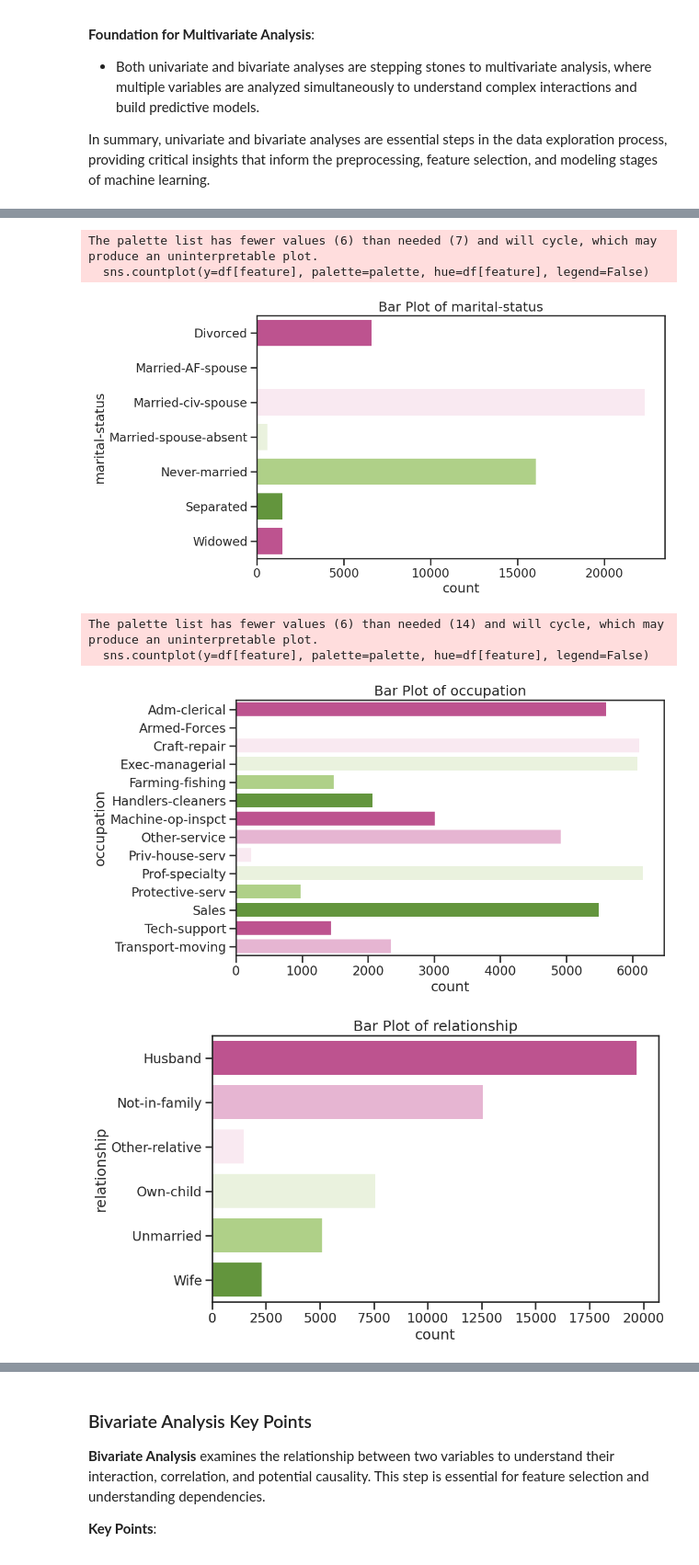
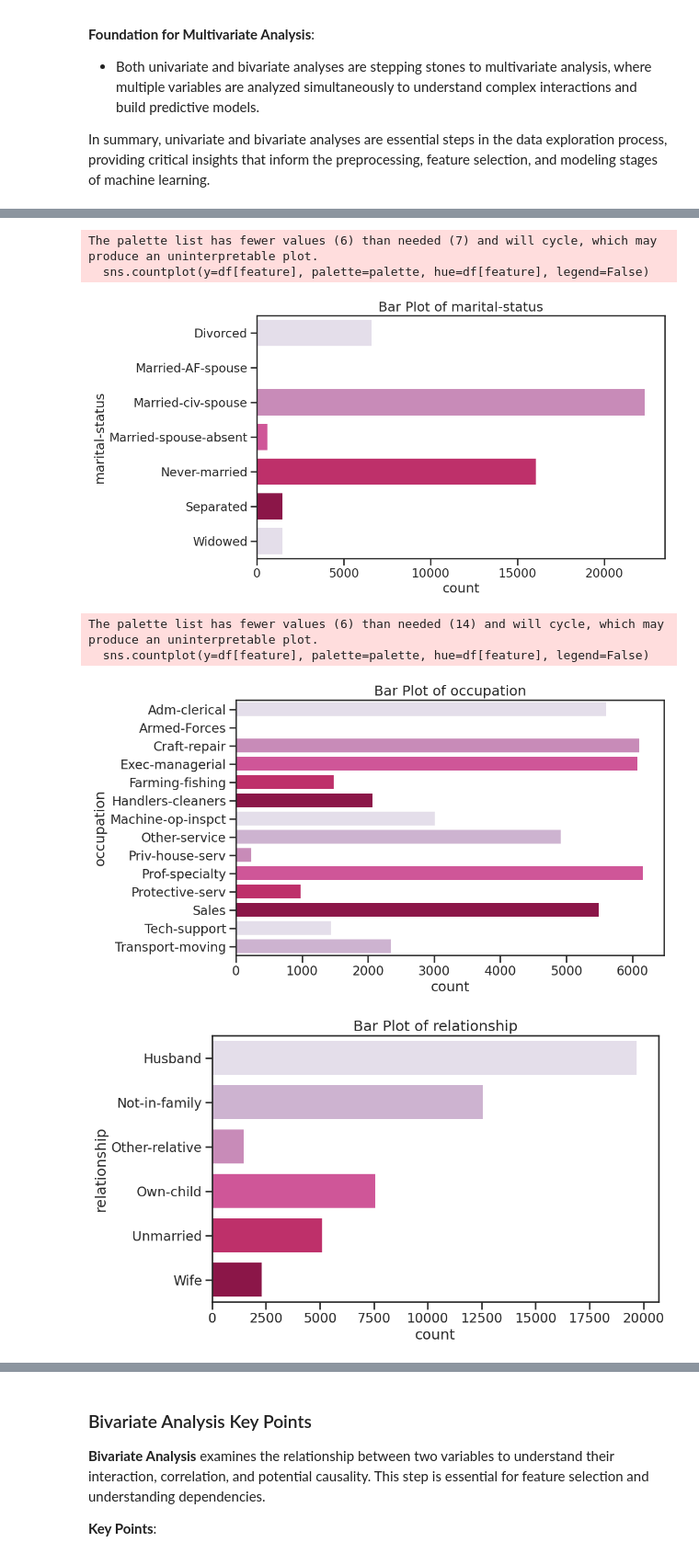
Before and after one commit to micah-shull/Data_Analysis, a Jupyter notebook: DataAnalysis_0_UnivariateBivariateAnalysis.ipynb, the cells around one changed output, grey strips where cells are left out. Shown at 92% size. Saved outputs shown, nothing was run; the diff lists cells and outputs as text; code cells hidden in the pictures.

Commit message:
Update Plots

```diff
--- a/DataAnalysis_0_UnivariateBivariateAnalysis.ipynb
+++ b/DataAnalysis_0_UnivariateBivariateAnalysis.ipynb
@@ -165,5 +167,8 @@ In summary, univariate and bivariate analyses are essential steps in the data ex
 # %%
 # Univariate Analysis for Categorical Features
+
+palette_name = 'PuRd'
+palette = sns.color_palette(palette_name)
 
 # Bar plots for categorical features
 for feature in categorical_features:
@@ -189,7 +194,7 @@ The palette list has fewer values (6) than needed (16) and will cycle, which may
 The palette list has fewer values (6) than needed (7) and will cycle, which may produce an uninterpretable plot.
   sns.countplot(y=df[feature], palette=palette, hue=df[feature], legend=False)
-[figure, old version]
+[figure, new version]
 The palette list has fewer values (6) than needed (14) and will cycle, which may produce an uninterpretable plot.
   sns.countplot(y=df[feature], palette=palette, hue=df[feature], legend=False)
-[figure, old version]
+[figure, new version]
-[figure, old version]
+[figure, new version]
```
Also changed, not shown: parts of 2 cells of this notebook.
